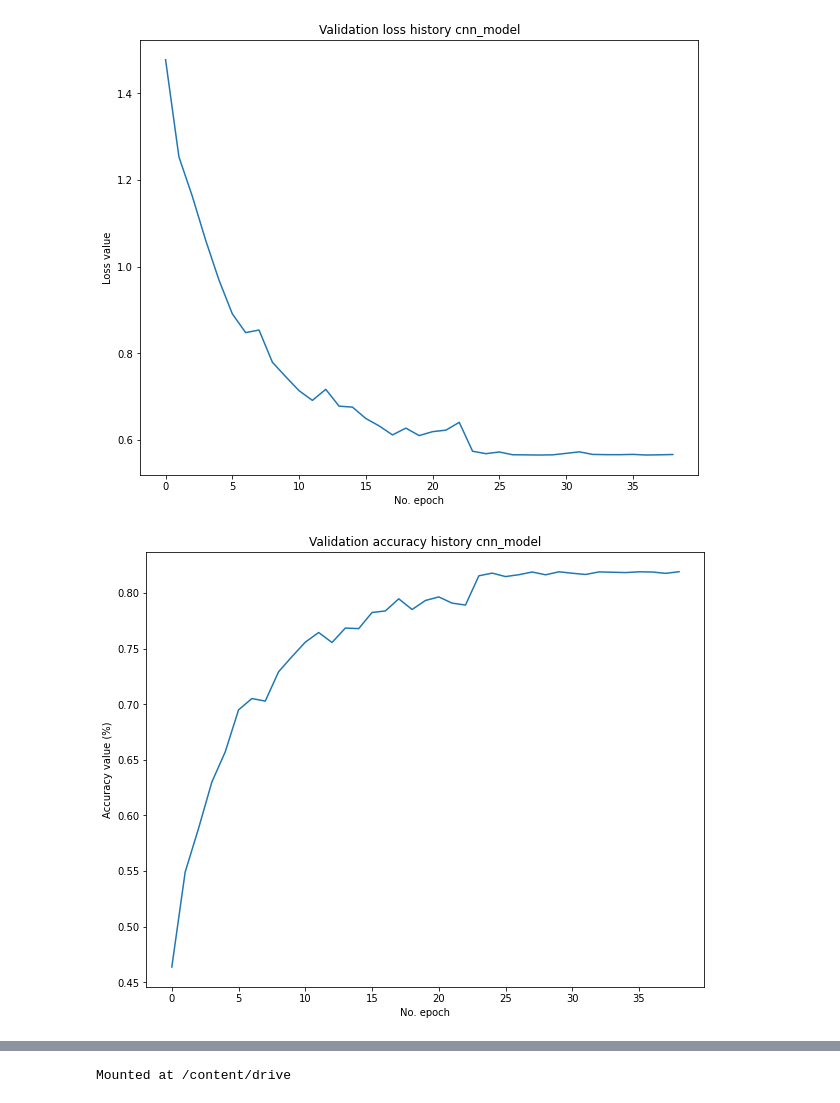
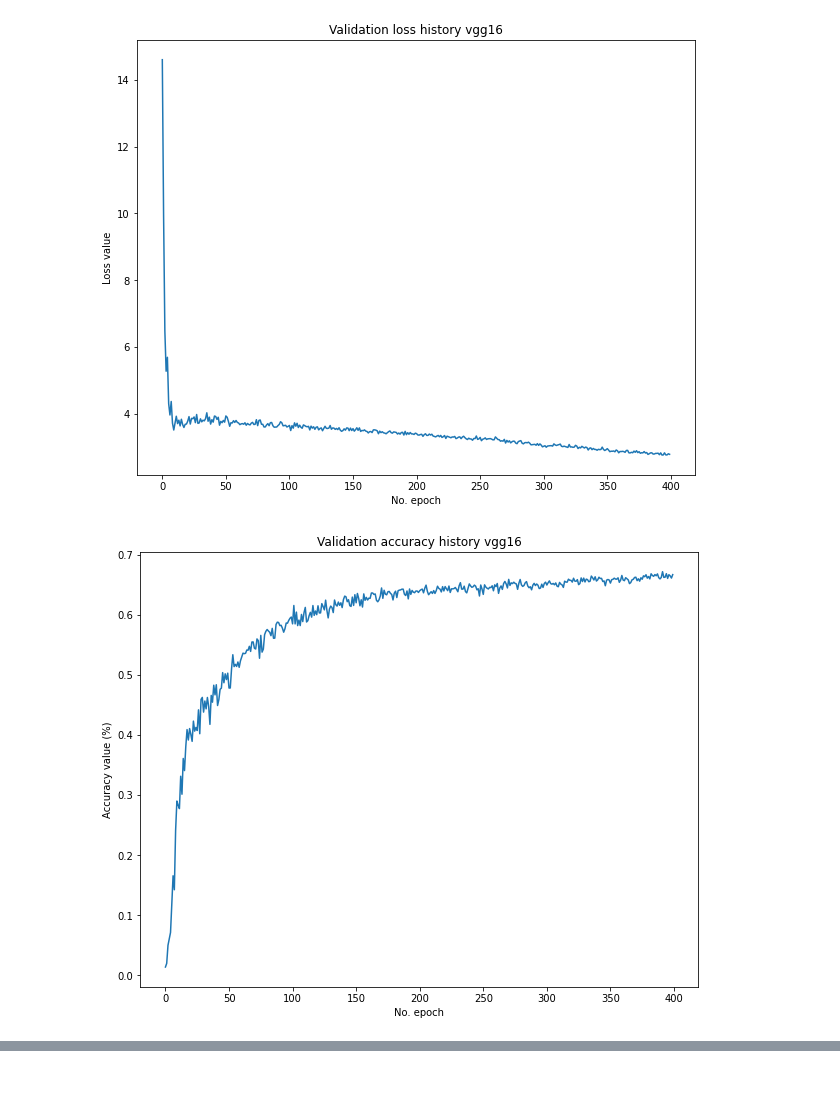
Before and after one commit to kirath2205/Final-Year-Project, a Jupyter notebook: Test_bench.ipynb, the cells around one changed output, grey strips where cells are left out. Saved outputs shown, nothing was run; the diff lists cells and outputs as text; code cells hidden in the pictures.

Commit message:
Completed training of vgg16 on cifar100 dataset

```diff
--- a/Test_bench.ipynb
+++ b/Test_bench.ipynb
@@ -305,31 +327,23 @@ def make_prediction(model,X_test,index):
   return model.predict(X_test(index))
 # %%
 
-'''X_train,y_train,X_test,y_test=select_dataset(1)
-X_train,y_train,X_test,y_test,image_shape=pre_processing_fashion_mnist(X_train,y_train,X_test,y_test,1)
-model=define_model(image_shape,10)
-train_model(X_train,y_train,X_test,y_test)'''
+'''
 
 X_train,y_train,X_test,y_test=select_dataset(2)
 X_train,y_train,X_test,y_test,image_shape=pre_processing_cifar10(X_train,y_train,X_test,y_test,3)
 model=define_model_standard_cnn(image_shape,10)
 history_cnn_model = train_model_standard_cnn(X_train,y_train,X_test,y_test,epochs=100)
-model.save('/content/checkpoint/cnn_model.h5')
+model.save('Desktop/cnn_model_cifar10.h5')
 
 X_train,y_train,X_test,y_test=select_dataset(2)
 X_train,y_train,X_test,y_test,image_shape=pre_processing_cifar10(X_train,y_train,X_test,y_test,3)
 model=ResNet34(image_shape,10)
 history_resnet=train_model_resnet34(X_train,y_train,X_test,y_test,epochs=100)
-model.save('/content/checkpoint/resnet.h5')
+model.save('Desktop/resnet_cifar10.h5') '''
 
-X_train,y_train,X_test,y_test=select_dataset(2)
-X_train,y_train,X_test,y_test,image_shape=pre_processing_cifar10(X_train,y_train,X_test,y_test,3)
-model=define_model_vgg16(image_shape,10)
-history_vgg16=train_model_vgg16(X_train,y_train,X_test,y_test,epochs=100)
-model.save('/content/checkpoint/vgg16.h5')
-
-'''X_train,y_train,X_test,y_test=select_dataset(3)
+X_train,y_train,X_test,y_test=select_dataset(3)
 X_train,y_train,X_test,y_test,image_shape=pre_processing_cifar100(X_train,y_train,X_test,y_test,3)
-model=ResNet34(image_shape,100)
-history=train_model_resnet34(X_train,y_train,X_test,y_test,epochs=100)'''
+model=define_model_vgg16(image_shape,100)
+history_vgg16=train_model_vgg16(X_train,y_train,X_test,y_test,epochs=400)
+model.save('Desktop/vgg16_cifar100.h5')
 # %% [output]
@@ -432,0 +367,6 @@ Epoch 00049: val_accuracy did not improve from 0.89110
+# %%
+X_train,y_train,X_test,y_test=select_dataset(3)
+X_train,y_train,X_test,y_test,image_shape=pre_processing_cifar100(X_train,y_train,X_test,y_test,3)
+model=ResNet34(image_shape,100)
+history_resnet=train_model_resnet34(X_train,y_train,X_test,y_test,epochs=300)
+model.save('Desktop/resnet_cifar100.h5')
@@ -433,7 +391,7 @@ Epoch 00049: val_accuracy did not improve from 0.89110
 # %%
 import matplotlib.pyplot as plt
 
-
+'''
 
 # Visualize history
 # Plot history: Loss
@@ -451,7 +409,8 @@ plt.title('Validation accuracy history cnn_model')
 plt.ylabel('Accuracy value (%)')
 plt.xlabel('No. epoch')
 plt.show()
-
+'''
+'''
 print()
 # Visualize history
 # Plot history: Loss
@@ -459,33 +418,33 @@ plt.figure(figsize = (10,8))
 plt.plot(history_resnet.history['val_loss'])
 plt.title('Validation loss history resnet')
 plt.ylabel('Loss value')
 plt.xlabel('No. epoch')
 plt.show()
 
 # Plot history: Accuracy
 plt.figure(figsize = (10,8))
 plt.plot(history_resnet.history['val_accuracy'])
 plt.title('Validation accuracy history resnet')
 plt.ylabel('Accuracy value (%)')
 plt.xlabel('No. epoch')
 plt.show()
-
+'''
 # Visualize history
 # Plot history: Loss
 plt.figure(figsize = (10,8))
 plt.plot(history_vgg16.history['val_loss'])
 plt.title('Validation loss history vgg16')
 plt.ylabel('Loss value')
 plt.xlabel('No. epoch')
 plt.show()
 print()
 # Plot history: Accuracy
 plt.figure(figsize = (10,8))
 plt.plot(history_vgg16.history['val_accuracy'])
 plt.title('Validation accuracy history vgg16')
 plt.ylabel('Accuracy value (%)')
 plt.xlabel('No. epoch')
 plt.show()
 # %% [output]
-[figure, old version]
+[figure, new version]
-[figure, old version]
+[figure, new version]
@@ -496,7 +451,2 @@ plt.show()
-# %%
-from google.colab import drive
-drive.mount('/content/drive')
-# %% [output]
-Mounted at /content/drive
 # %%
 !pip freeze > requirements.txt
```
Also changed, not shown: parts of 21 cells of this notebook.
